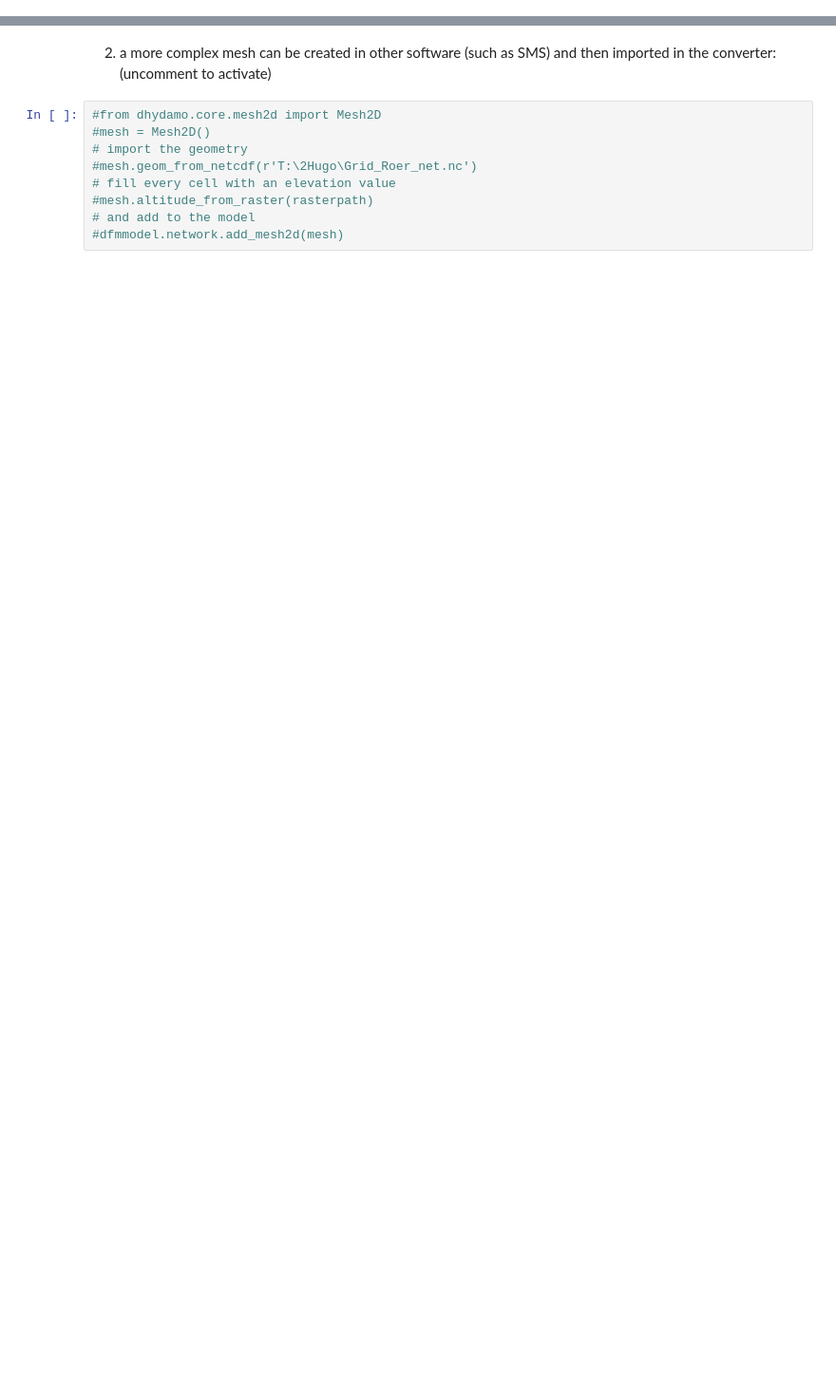
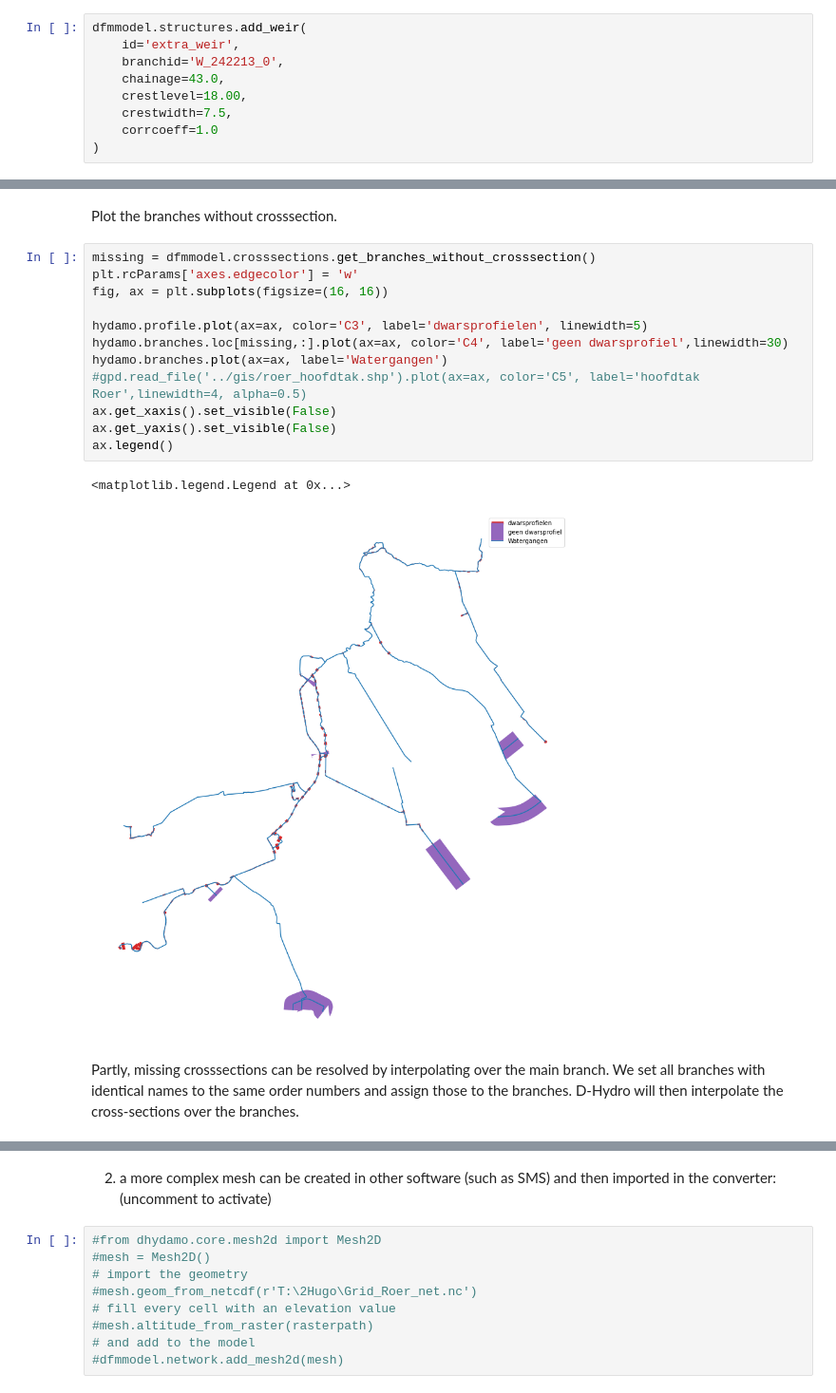
Before and after one commit to openearth/delft3dfmpy, a Jupyter notebook: notebooks/Usage_introduction_FM_only.ipynb, the cells around one changed output, grey strips where cells are left out. Shown at 95% size. Drawn from its saved outputs; the diff is of its cells as text; blank space fills up the shorter version.

```diff
--- a/notebooks/Usage_introduction_FM_only.ipynb
+++ b/notebooks/Usage_introduction_FM_only.ipynb
@@ -336,0 +218,9 @@ dfmmodel.network.add_mesh2d(mesh)
+# %%
+dfmmodel.structures.add_weir(
+    id='extra_weir',
+    branchid='W_242213_0',
+    chainage=43.0,
+    crestlevel=18.00,
+    crestwidth=7.5,
+    corrcoeff=1.0
+)
@@ -336,0 +267,19 @@ dfmmodel.network.add_mesh2d(mesh)
+# %% [markdown]
+Plot the branches without crosssection.
+# %%
+missing = dfmmodel.crosssections.get_branches_without_crosssection()
+plt.rcParams['axes.edgecolor'] = 'w'
+fig, ax = plt.subplots(figsize=(16, 16))
+
+hydamo.profile.plot(ax=ax, color='C3', label='dwarsprofielen', linewidth=5)
+hydamo.branches.loc[missing,:].plot(ax=ax, color='C4', label='geen dwarsprofiel',linewidth=30)
+hydamo.branches.plot(ax=ax, label='Watergangen')
+#gpd.read_file('../gis/roer_hoofdtak.shp').plot(ax=ax, color='C5', label='hoofdtak Roer',linewidth=4, alpha=0.5)
+ax.get_xaxis().set_visible(False)
+ax.get_yaxis().set_visible(False)
+ax.legend()
+# %% [output]
+<matplotlib.legend.Legend at 0x...>
+[figure, added]
+# %% [markdown]
+Partly, missing crosssections can be resolved by interpolating over the main branch. We set all branches with identical names to the same order numbers and assign those to the branches. D-Hydro will then interpolate the cross-sections over the branches.
```
Also changed, not shown: parts of 92 cells of this notebook, 13 other files.
